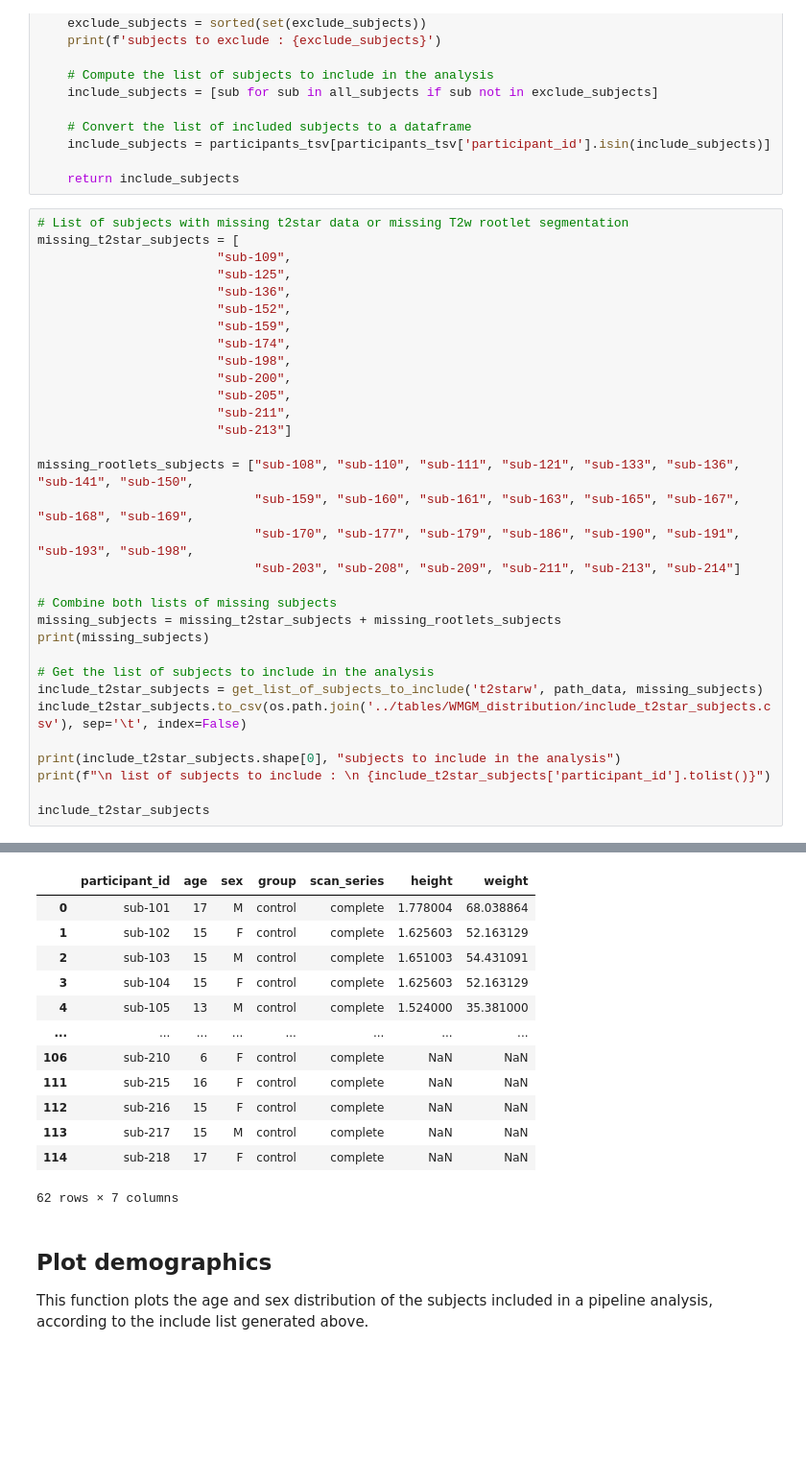
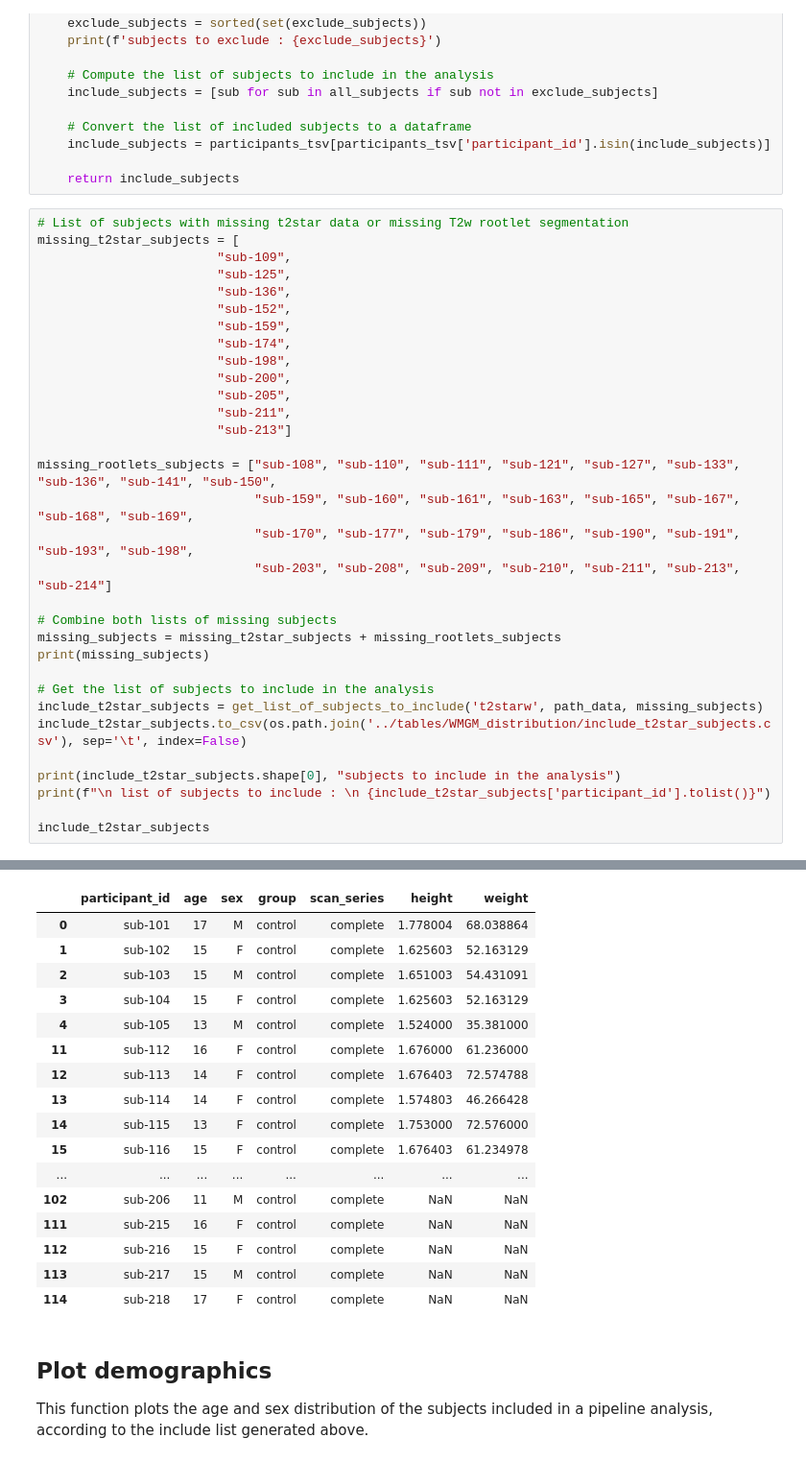
Before and after one commit to sct-pipeline/pediatric-data-analysis, a Jupyter notebook: results/plots/WMGM_distribution_figures.ipynb, the cells around one changed output, grey strips where cells are left out. Shown at 96% size. Saved outputs shown, nothing was run; the diff lists cells and outputs as text; blank space fills up the shorter version.

```diff
--- a/results/plots/WMGM_distribution_figures.ipynb
+++ b/results/plots/WMGM_distribution_figures.ipynb
@@ -99,10 +99,10 @@ missing_t2star_subjects = [
                         "sub-211",
                         "sub-213"]
 
-missing_rootlets_subjects = ["sub-108", "sub-110", "sub-111", "sub-121", "sub-133", "sub-136", "sub-141", "sub-150",
+missing_rootlets_subjects = ["sub-108", "sub-110", "sub-111", "sub-121", "sub-127", "sub-133", "sub-136", "sub-141", "sub-150",
                              "sub-159", "sub-160", "sub-161", "sub-163", "sub-165", "sub-167", "sub-168", "sub-169",
                              "sub-170", "sub-177", "sub-179", "sub-186", "sub-190", "sub-191", "sub-193", "sub-198",
-                             "sub-203", "sub-208", "sub-209", "sub-211", "sub-213", "sub-214"]
+                             "sub-203", "sub-208", "sub-209", "sub-210", "sub-211", "sub-213", "sub-214"]
 
 # Combine both lists of missing subjects
 missing_subjects = missing_t2star_subjects + missing_rootlets_subjects
@@ -126,16 +126,20 @@ subjects to exclude : ['sub-106', 'sub-107', 'sub-108', 'sub-109', 'sub-110', 's
 |  | participant_id | age | sex | group | scan_series | height | weight |
 | 0 | sub-101 | 17 | M | control | complete | 1.778004 | 68.038864 |
 | 1 | sub-102 | 15 | F | control | complete | 1.625603 | 52.163129 |
 | 2 | sub-103 | 15 | M | control | complete | 1.651003 | 54.431091 |
 | 3 | sub-104 | 15 | F | control | complete | 1.625603 | 52.163129 |
 | 4 | sub-105 | 13 | M | control | complete | 1.524000 | 35.381000 |
+| 11 | sub-112 | 16 | F | control | complete | 1.676000 | 61.236000 |
+| 12 | sub-113 | 14 | F | control | complete | 1.676403 | 72.574788 |
+| 13 | sub-114 | 14 | F | control | complete | 1.574803 | 46.266428 |
+| 14 | sub-115 | 13 | F | control | complete | 1.753000 | 72.576000 |
+| 15 | sub-116 | 15 | F | control | complete | 1.676403 | 61.234978 |
 | ... | ... | ... | ... | ... | ... | ... | ... |
-| 106 | sub-210 | 6 | F | control | complete | NaN | NaN |
+| 102 | sub-206 | 11 | M | control | complete | NaN | NaN |
 | 111 | sub-215 | 16 | F | control | complete | NaN | NaN |
 | 112 | sub-216 | 15 | F | control | complete | NaN | NaN |
 | 113 | sub-217 | 15 | M | control | complete | NaN | NaN |
 | 114 | sub-218 | 17 | F | control | complete | NaN | NaN |
-62 rows × 7 columns
 # %% [markdown]
 ## Plot demographics
 
```
Also changed, not shown: parts of 12 cells of this notebook.
